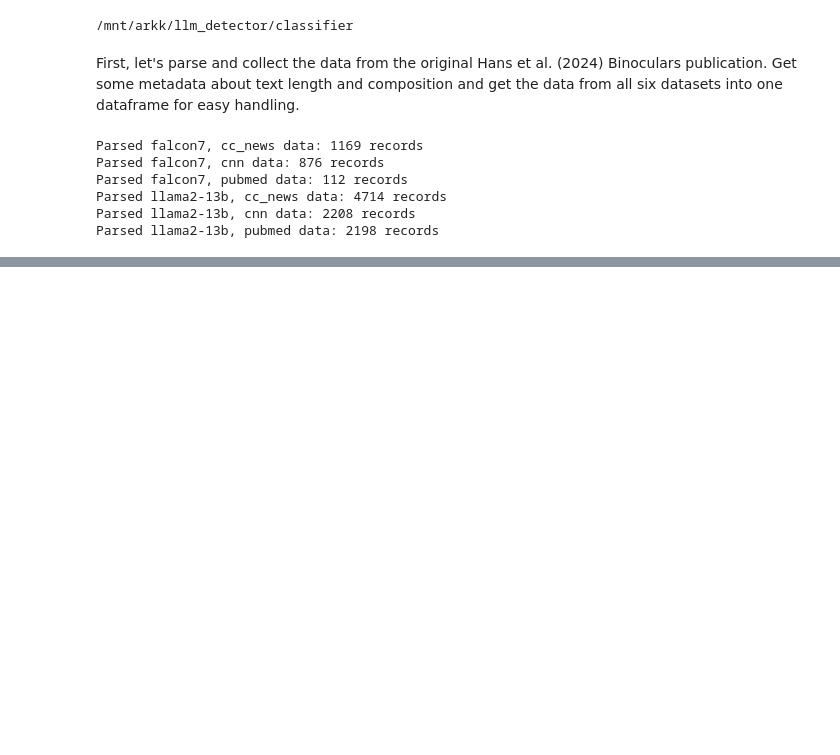
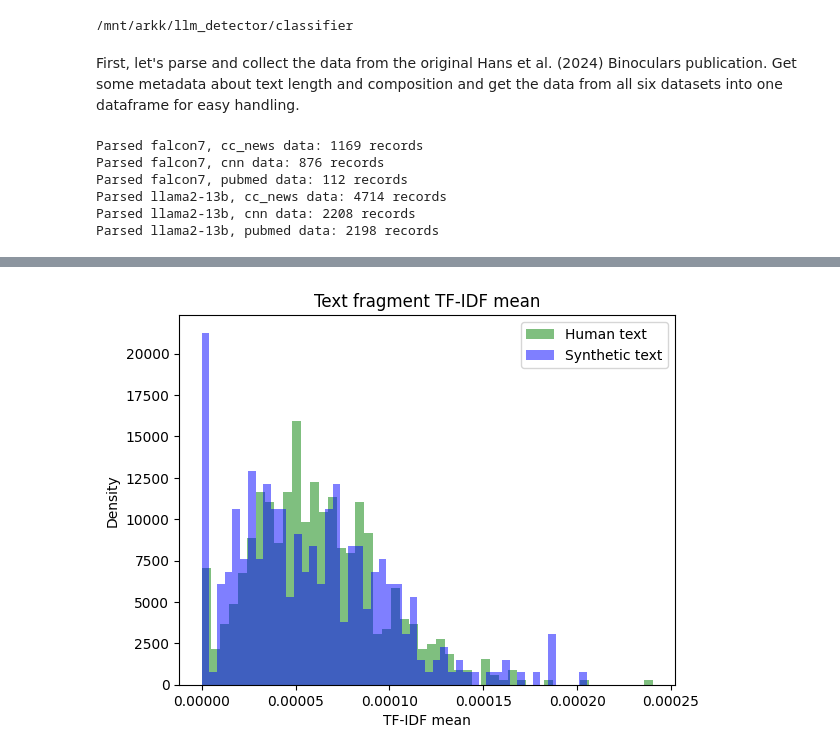
Before and after one commit to gperdrizet/llm_detector, a Jupyter notebook: classifier/notebooks/03-TF-IDF.ipynb, the cells around one changed output, grey strips where cells are left out. Cells and saved outputs as stored; diff of their text form; code cells hidden in the pictures; blank space fills up the shorter version.

```diff
--- a/classifier/notebooks/03-TF-IDF.ipynb
+++ b/classifier/notebooks/03-TF-IDF.ipynb
@@ -222,0 +275,44 @@ Ok - so, not working. Need to learn a bit more about what is in the vectorizer's
+# %%
+# Score the Hans 2024 text fragments
+
+# Holders for TF-IDF values
+human_fragment_tfidf_means = []
+synthetic_fragment_tfidf_means = []
+
+# Loop on dataframe rows
+for index, row in data_df.iterrows():
+
+    tfidf_sum = 0
+
+    # Get the text from this row
+    text = row['String']
+
+    # Clean the text
+    text = clean_text(text)
+
+    # Split the text into words
+    words = text.split(' ')
+
+    # Score the words
+    for word in words:
+        if word in tfidf_lut.keys() and tfidf_lut[word] != 0:
+            tfidf_sum += tfidf_lut[word]
+
+    # Get the mean
+    tfidf_mean = tfidf_sum / len(words)
+
+    if row['Source'] == 'human':
+        human_fragment_tfidf_means.append(tfidf_mean)
+
+    elif row['Source'] == 'synthetic':
+        synthetic_fragment_tfidf_means.append(tfidf_mean)
+# %%
+plt.title('Text fragment TF-IDF mean')
+plt.hist(human_fragment_tfidf_means, bins = 50, facecolor = 'green', density = True, label = 'Human text', alpha = 0.5)
+plt.hist(synthetic_fragment_tfidf_means, bins = 50, facecolor = 'blue', density = True, label = 'Synthetic text', alpha = 0.5)
+plt.xlabel('TF-IDF mean')
+plt.ylabel('Density')
+plt.legend(loc = 'upper right')
+plt.show()
+# %% [output]
+[figure, added]
```
Also changed, not shown: parts of 55 cells of this notebook.
